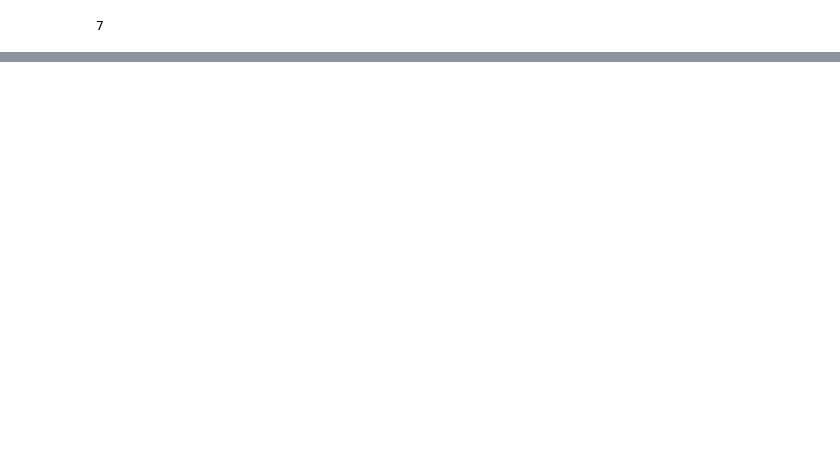
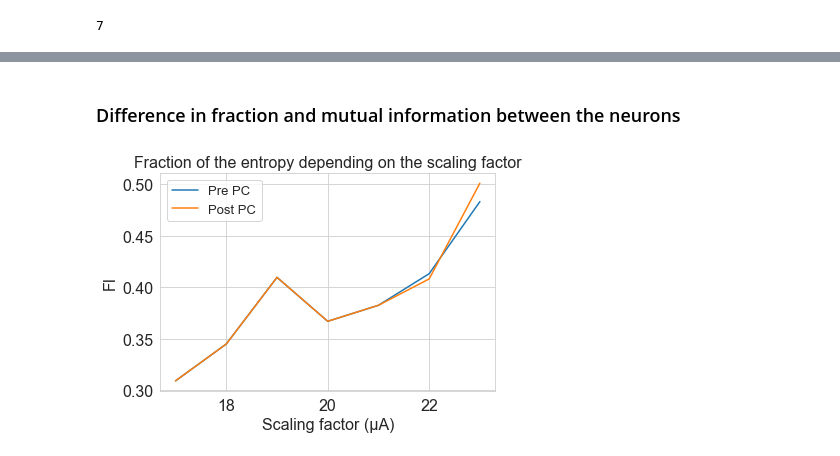
Before and after one commit to LaurenKeizer/BachelorStage, a Jupyter notebook: Final_code/NeuronModels/ForwardModel.ipynb, the cells around one changed output, grey strips where cells are left out. Drawn from its saved outputs; the diff is of its cells as text; code cells hidden in the pictures; blank space fills up the shorter version.

```diff
--- a/Final_code/NeuronModels/ForwardModel.ipynb
+++ b/Final_code/NeuronModels/ForwardModel.ipynb
@@ -111,0 +148,10 @@ plt.show()
+# %%
+scales  = [17,18,19,20,21,22,23]
+weights = [5, 10, 15, 20, 25 ,30]
+# %%
+data_PC_neutr = pd.DataFrame()
+
+for scale in scales:
+    output_PC_neutr, spiketrain_neutr = neutr.neutral_run(scale, weights, p.seed)
+    output_PC_neutr.replace(r'\\n', ' ', regex= True)
+    data_PC_neutr = pd.concat([data_PC_neutr, output_PC_neutr])
@@ -111,0 +212,12 @@ plt.show()
+# %% [markdown]
+### Difference in fraction and mutual information between the neurons
+# %%
+plt.title('Fraction of the entropy depending on the scaling factor')
+plt.plot(scales, data_PC_neutr['F_I'].to_numpy().reshape(len(scales),len(weights))[:,0], label='Pre PC')
+plt.plot(scales, data_PC['F_I'].to_numpy().reshape(len(scales),len(weights))[:,0], label='Post PC')
+plt.legend()
+plt.xlabel('Scaling factor (\u03bcA)')
+plt.ylabel('FI')
+plt.show()
+# %% [output]
+[figure, added]
```
Also changed, not shown: parts of 19 cells of this notebook, 6 other files.
